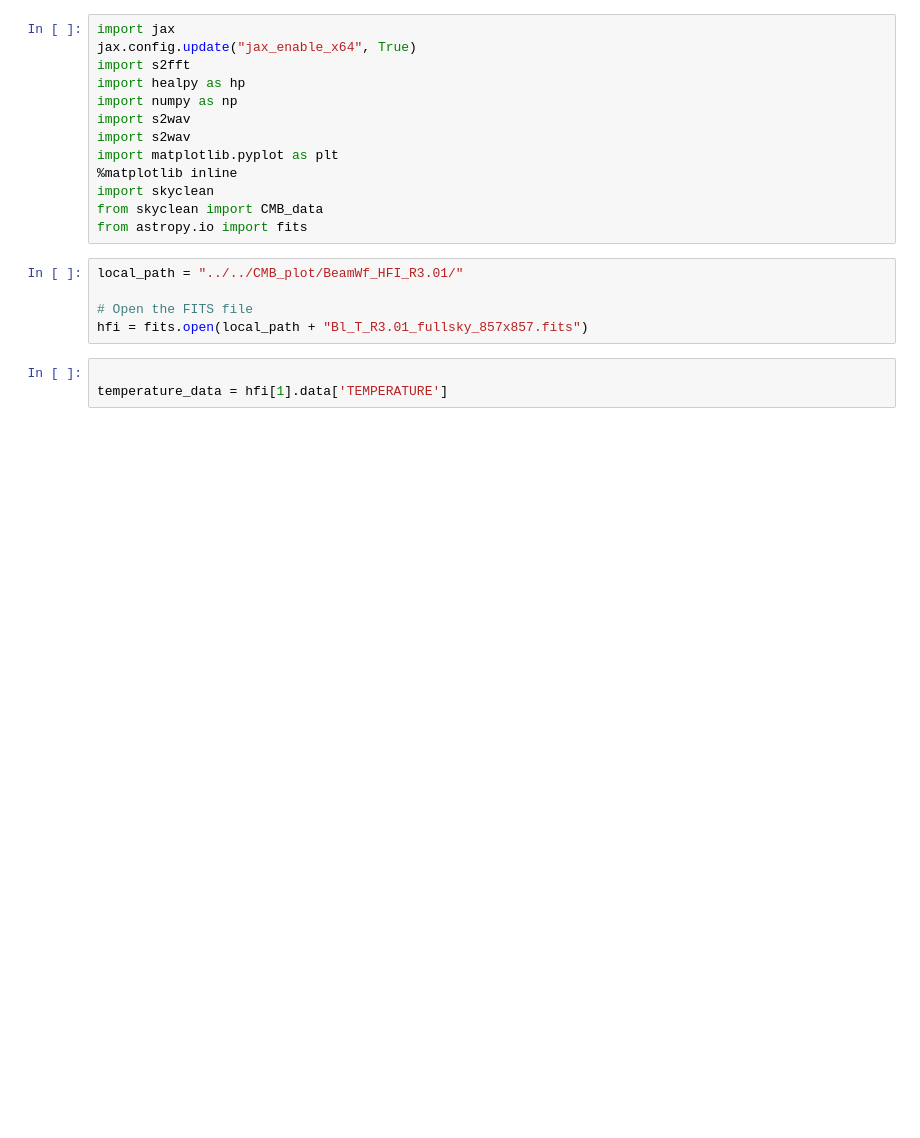
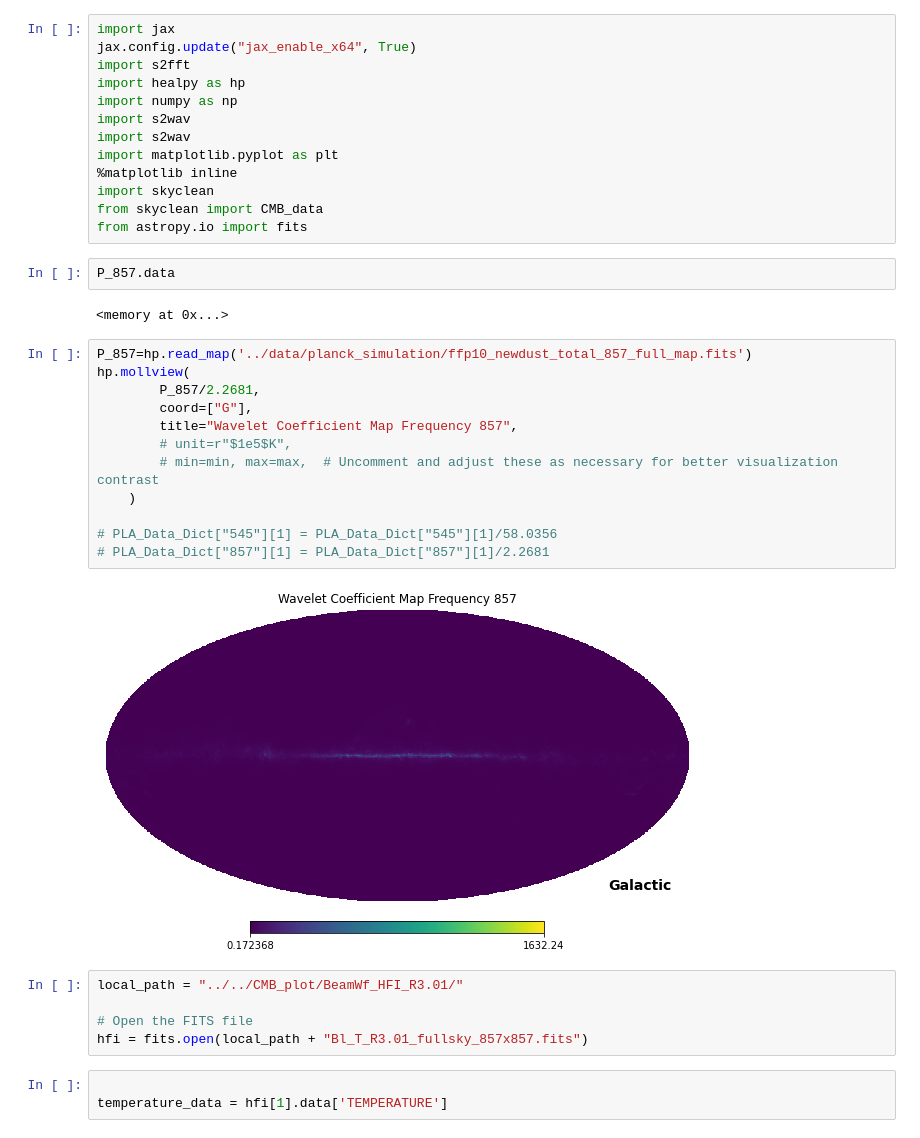
Before and after one commit to CodefromMax/CMB_plot, a Jupyter notebook: code/beam_deconvolution_857_complex.ipynb, the cells around one changed output. Saved outputs shown, nothing was run; the diff lists cells and outputs as text; blank space fills up the shorter version.

```diff
--- a/code/beam_deconvolution_857_complex.ipynb
+++ b/code/beam_deconvolution_857_complex.ipynb
@@ -11,6 +11,24 @@ import matplotlib.pyplot as plt
 import skyclean
 from skyclean import CMB_data
 from astropy.io import fits
+# %%
+P_857.data
+# %% [output]
+<memory at 0x...>
+# %%
+P_857=hp.read_map('../data/planck_simulation/ffp10_newdust_total_857_full_map.fits')
+hp.mollview(
+        P_857/2.2681,
+        coord=["G"],
+        title="Wavelet Coefficient Map Frequency 857",
+        # unit=r"$1e5$K",
+        # min=min, max=max,  # Uncomment and adjust these as necessary for better visualization contrast
+    )
+
+# PLA_Data_Dict["545"][1] = PLA_Data_Dict["545"][1]/58.0356
+# PLA_Data_Dict["857"][1] = PLA_Data_Dict["857"][1]/2.2681
+# %% [output]
+[figure, added]
 # %%
 local_path = "../../CMB_plot/BeamWf_HFI_R3.01/"
 
```
Also changed, not shown: parts of 11 cells of this notebook, 1 other file.
